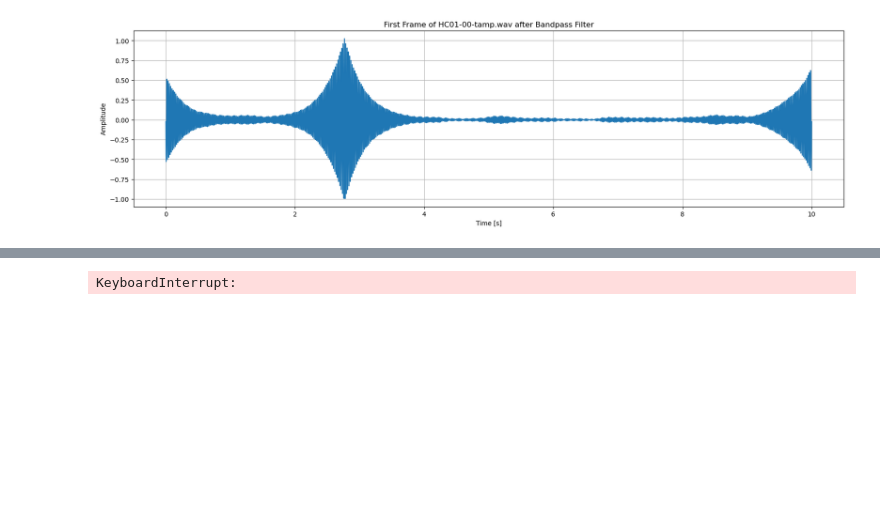
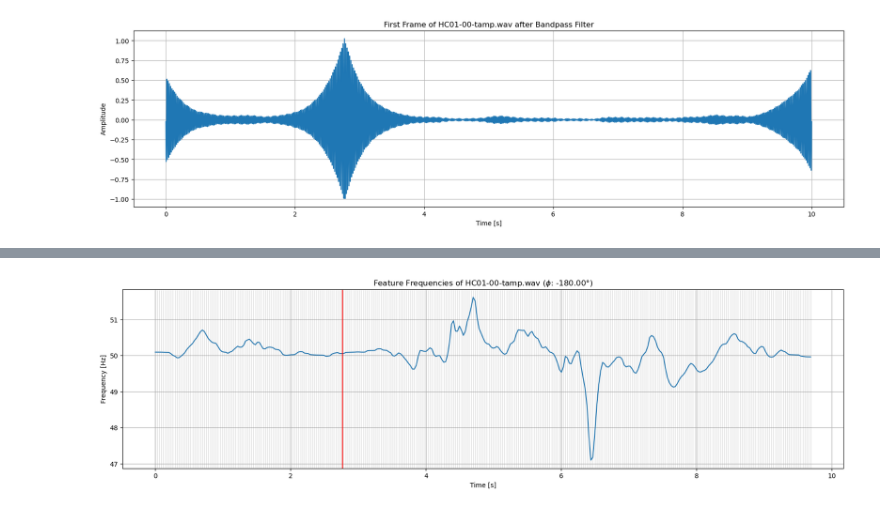
Before and after one commit to Licates/ENFify, a Jupyter notebook: notebooks/lm/1.02_lm_preprocessing_steps.ipynb, the cells around one changed output, grey strips where cells are left out. Cells and saved outputs as stored; diff of their text form; code cells hidden in the pictures; blank space fills up the shorter version.

```diff
--- a/notebooks/lm/1.03_lm_all_preprocessing_steps.ipynb
+++ b/notebooks/lm/1.02_lm_preprocessing_steps.ipynb
@@ -166,34 +127,31 @@ Frame length: 500 samples
 # %%
 # Estimate the instantaneous frequency
 freq_estimation_config = config["freq_estimation"]
 n_dft = freq_estimation_config["n_dft"]
 
-feature_freqs = [feature_freq_pipeline(frame, sample_freq, n_dft) for frame in frames]
-# feature_freqs = [stft_pipeline(frame, sample_freq) for frame in frames]
+feature_freqs = [freq_estimation_DFT1(frame, downsample_freq, n_dft) for frame in frames]
 
 # Plot the feature frequencies
-time = np.arange(num_frames) * frame_shift / sample_freq
+time = np.arange(num_frames) * frame_shift / downsample_freq
 plt.figure(figsize=(20, 5))
 plt.plot(time, feature_freqs)
 for i in range(num_frames):
-    plt.axvline(i * frame_shift / sample_freq, color="gray", lw=1, alpha=.25)
-if "tamp" in file:
-    with open(INTERIM_DATA_DIR / "Carioca1" / "cut_info.json", "r") as f:
-        cut_info = json.load(f)
+    plt.axvline(i * frame_shift / downsample_freq, color="gray", lw=1, alpha=.25)
+if "tamp" in file.name:
     start = cut_info[os.path.basename(file)]["start"]
     cutlen = cut_info[os.path.basename(file)]["cutlen"]
     plt.axvline(start / sample_freq, color="red")
     # calc cut phaseshift
     nominal_enf = config["nominal_enf"]
     phi = (cutlen / sample_freq / (1 / nominal_enf) * 360 + 180) % 360 - 180
     phi_info = f" ($\phi$: {phi:.2f}°)"
 else:
     phi_info = ""
 plt.xlabel("Time [s]")
 plt.ylabel("Frequency [Hz]")
 # plt.ylim(lowcut, highcut)
 plt.title(f"Feature Frequencies of {file.name}{phi_info}")
 plt.grid()
 plt.show()
 # %% [output]
-KeyboardInterrupt:
+[figure, added]
```
Also changed, not shown: parts of 6 cells of this notebook, 3 other files.
